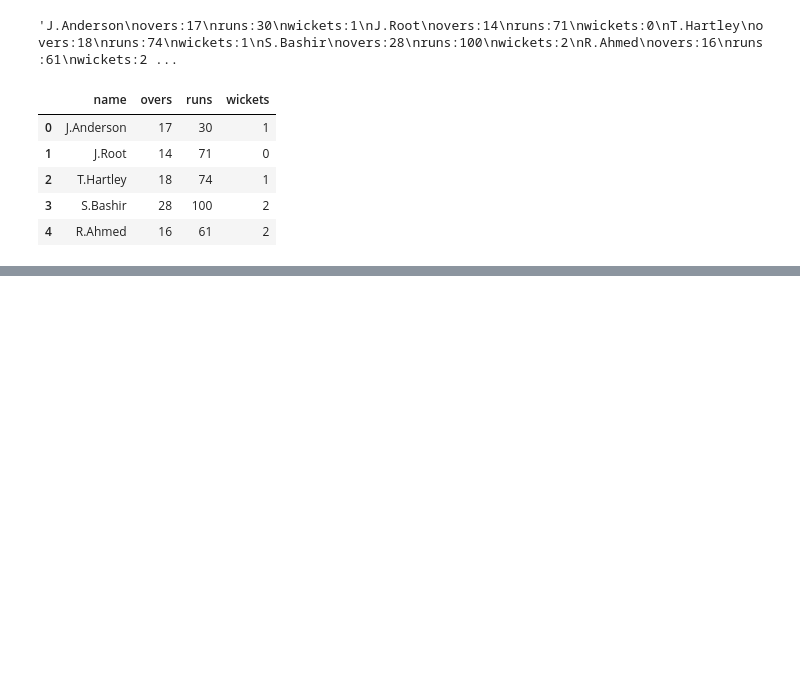
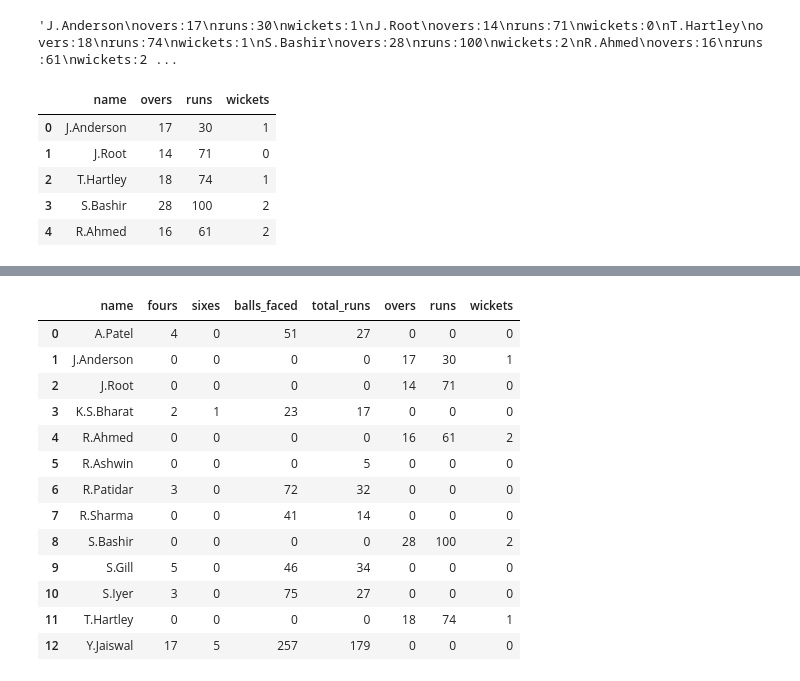
Before and after one commit to YERAN0105/ScoreCard-Data-Extraction, a Jupyter notebook: sample.ipynb, the cells around one changed output, grey strips where cells are left out. Saved outputs shown, nothing was run; the diff lists cells and outputs as text; code cells hidden in the pictures; blank space fills up the shorter version.

```diff
--- a/sample.ipynb
+++ b/sample.ipynb
@@ -139,7 +252,8 @@ df_batsman_info.head(10)
 model = genai.GenerativeModel(model_name="gemini-1.5-pro-latest")
 
 # Prompt the model with text and the previously uploaded image.
-response = model.generate_content([sample_file, "I want each bowler name, overs, runs and wickets in this exact format, name '\n' overs: '\n' runs: '\n' wickets: '\n' Don't use single or double quotation marks."])
+response = model.generate_content([sample_file,
+                                   "I want each bowler name, overs, runs and wickets in this exact format, name '\n' overs: '\n' runs: '\n' wickets: '\n' Don't use single or double quotation marks."])
 
 Markdown(">" + response.text)
 # %% [output]
@@ -217,0 +332,27 @@ df.head(15)
+# %%
+# Convert columns to appropriate data types, replacing NaN with 0 or a suitable default
+df['fours'] = pd.to_numeric(df['fours'], errors='coerce').fillna(0).astype(int)
+df['sixes'] = pd.to_numeric(df['sixes'], errors='coerce').fillna(0).astype(int)
+df['balls_faced'] = pd.to_numeric(df['balls_faced'], errors='coerce').fillna(0).astype(
+    int)
+df['total_runs'] = pd.to_numeric(df['total_runs'], errors='coerce').fillna(0).astype(int)
+
+df['overs'] = pd.to_numeric(df['overs'], errors='coerce').fillna(0).astype(int)
+df['runs'] = pd.to_numeric(df['runs'], errors='coerce').fillna(0).astype(int)
+df['wickets'] = pd.to_numeric(df['wickets'], errors='coerce').fillna(0).astype(int)
+df
+# %% [output]
+|  | name | fours | sixes | balls_faced | total_runs | overs | runs | wickets |
+| 0 | A.Patel | 4 | 0 | 51 | 27 | 0 | 0 | 0 |
+| 1 | J.Anderson | 0 | 0 | 0 | 0 | 17 | 30 | 1 |
+| 2 | J.Root | 0 | 0 | 0 | 0 | 14 | 71 | 0 |
+| 3 | K.S.Bharat | 2 | 1 | 23 | 17 | 0 | 0 | 0 |
+| 4 | R.Ahmed | 0 | 0 | 0 | 0 | 16 | 61 | 2 |
+| 5 | R.Ashwin | 0 | 0 | 0 | 5 | 0 | 0 | 0 |
+| 6 | R.Patidar | 3 | 0 | 72 | 32 | 0 | 0 | 0 |
+| 7 | R.Sharma | 0 | 0 | 41 | 14 | 0 | 0 | 0 |
+| 8 | S.Bashir | 0 | 0 | 0 | 0 | 28 | 100 | 2 |
+| 9 | S.Gill | 5 | 0 | 46 | 34 | 0 | 0 | 0 |
+| 10 | S.Iyer | 3 | 0 | 75 | 27 | 0 | 0 | 0 |
+| 11 | T.Hartley | 0 | 0 | 0 | 0 | 18 | 74 | 1 |
+| 12 | Y.Jaiswal | 17 | 5 | 257 | 179 | 0 | 0 | 0 |
```
Also changed, not shown: parts of 12 cells of this notebook, 1 other file.
